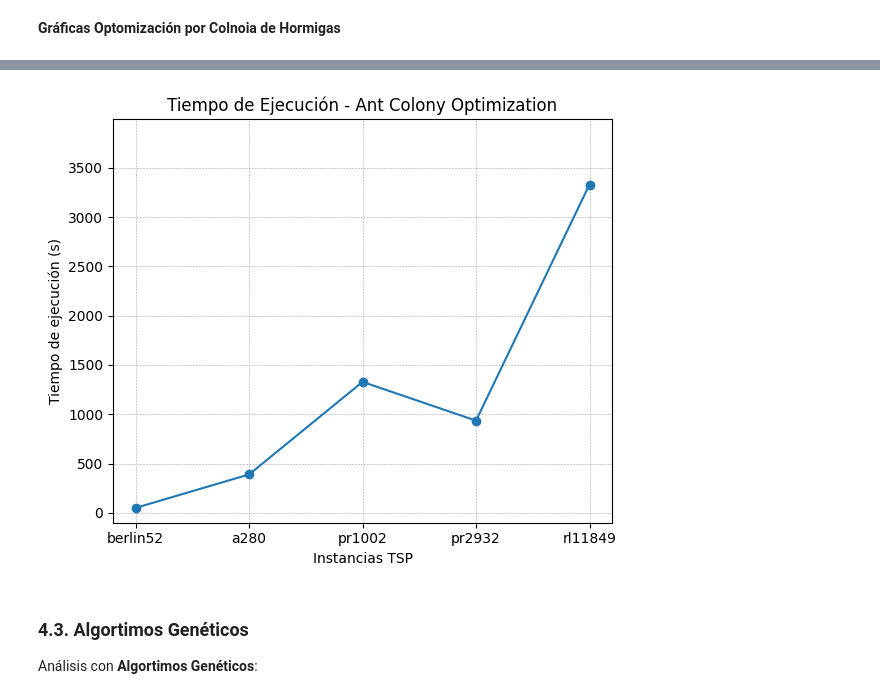
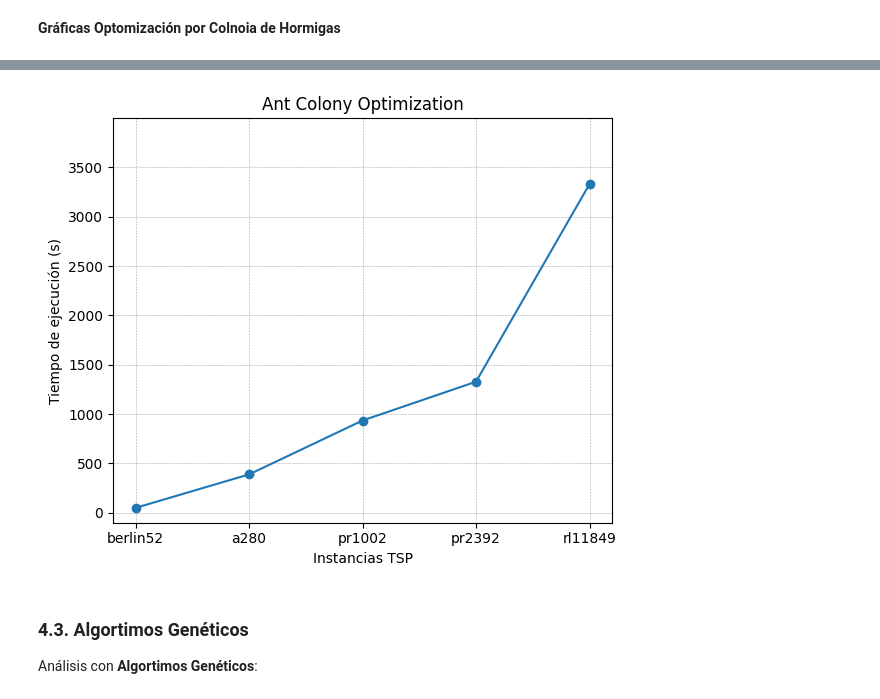
Before and after one commit to PabloMendieta03/TSP_Classical_Solutions, a Jupyter notebook: classical_solution.ipynb, the cells around one changed output, grey strips where cells are left out. Saved outputs shown, nothing was run; the diff lists cells and outputs as text; code cells hidden in the pictures.

```diff
--- a/classical_solution.ipynb
+++ b/classical_solution.ipynb
@@ -888,26 +943,33 @@ plt.show()
 # %%
 fig, ax = plt.subplots(figsize=(6, 5))
 
-times = [tiempoACO_berlin52, tiempoACO_280, tiempoACO_pr2, tiempoACO_pr, tiempoACO_rl]
+tiempoACO_berlin52 = 50.4733
+tiempoACO_280 = 389.3523
+tiempoACO_pr = 935.1174
+tiempoACO_pr2 = 1328.1218
+tiempoACO_rl = 3329.6070
+
+tsp_names = ['berlin52', 'a280', 'pr1002', 'pr2392', 'rl11849']
+times = [tiempoACO_berlin52, tiempoACO_280, tiempoACO_pr, tiempoACO_pr2, tiempoACO_rl]
 ax.plot(tsp_names, times, marker='o')
 ax.set_xlabel('Instancias TSP')
 ax.set_ylabel('Tiempo de ejecución (s)')
 ax.set_title('Ant Colony Optimization')
 
 
 ax.grid(
     True,
     color='gray',
     linestyle='--',
     linewidth=0.4,
     alpha=0.7
 )
 
 fig.tight_layout()
 plt.ylim(-100, max(times)*1.2)
 plt.show()
 # %% [output]
-[figure, old version]
+[figure, new version]
 # %% [markdown]
 ### 4.3. Algortimos Genéticos
 
```
Also changed, not shown: parts of 8 cells of this notebook, 4 other files.
